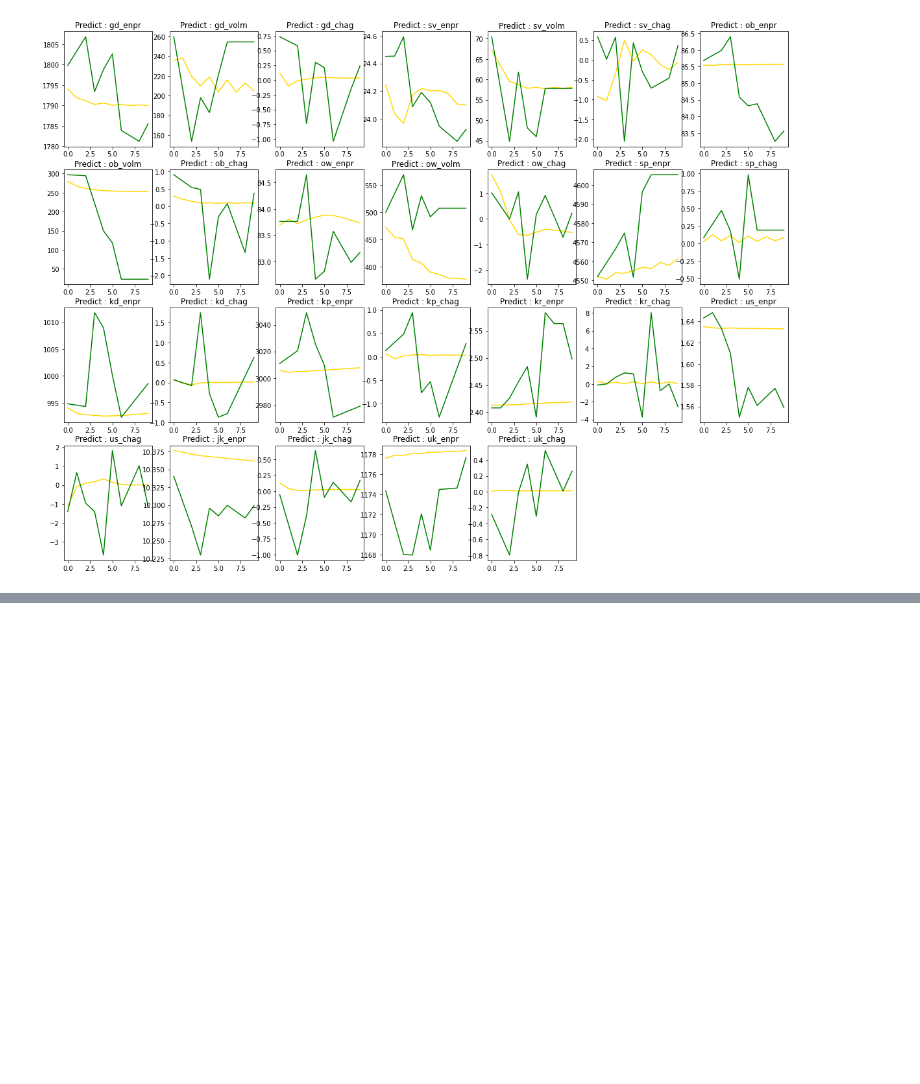
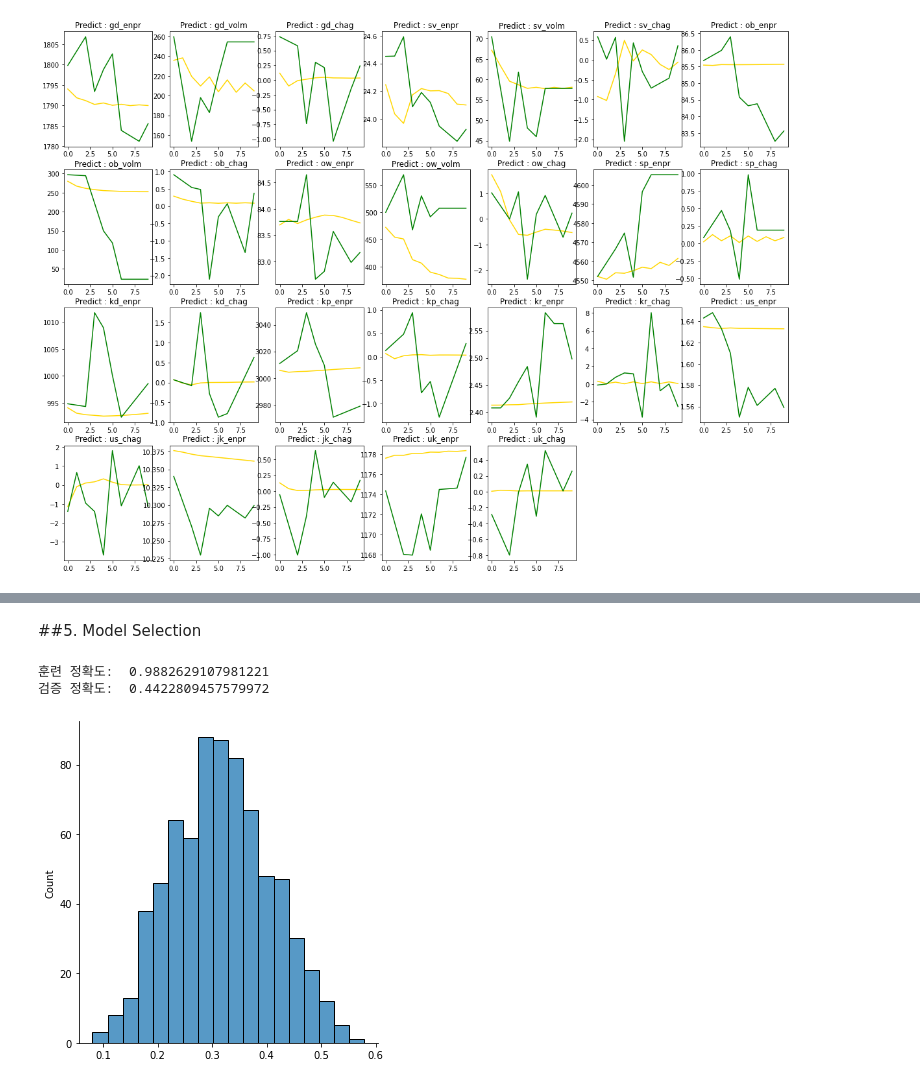
Before and after one commit to sumu97/Data-Science-Cheat-Code, a Jupyter notebook: Kospi_Market_Analysis_sumu97.ipynb, the cells around one changed output, grey strips where cells are left out. Cells and saved outputs as stored; diff of their text form; code cells hidden in the pictures; blank space fills up the shorter version.

```diff
--- a/Kospi_Market_Analysis_sumu97.ipynb
+++ b/Kospi_Market_Analysis_sumu97.ipynb
@@ -529,0 +503,10 @@ df = df.drop(['kp_enpr', 'kp_chag'], axis=1)
+# %%
+target = 'point'
+
+train =  cut_data(df, 0, '2018-10-30')
+test =  cut_data(df, '2018-10-31')
+
+val = cut_data(train, '2016-10-30')
+train = cut_data(train, 0, '2016-10-29')
+
+train.shape, val.shape, test.shape
@@ -529,0 +515,10 @@ df = df.drop(['kp_enpr', 'kp_chag'], axis=1)
+# %%
+# Train 에서 Target drop
+features = train.drop(columns=[target]).columns
+# %%
+# X, y 로 분리
+X_train = train[features]
+y_train = train[target]
+X_val = val[features]
+y_val = val[target]
+X_test = test[features]
@@ -529,0 +535,2 @@ df = df.drop(['kp_enpr', 'kp_chag'], axis=1)
+# %% [markdown]
+##5. Model Selection
@@ -529,0 +555,19 @@ df = df.drop(['kp_enpr', 'kp_chag'], axis=1)
+# %%
+# 모델 (RandomForestClassifier) 학습
+pipe = make_pipeline(
+    OrdinalEncoder(),
+    SimpleImputer(),
+    RandomForestClassifier(n_jobs=-1, max_depth=25, min_samples_leaf=3, random_state=2, oob_score=True)
+)
+
+pipe.fit(X_train, y_train)
+print('훈련 정확도: ', pipe.score(X_train, y_train))
+print('검증 정확도: ', pipe.score(X_val, y_val))
+pred = pipe.predict(X_val)
+# %% [output]
+훈련 정확도:  0.9882629107981221
+검증 정확도:  0.4422809457579972
+# %%
+sns.displot(pipe.predict_proba(X_val)[:, 1]);
+# %% [output]
+[figure, added]
```
Also changed, not shown: parts of 69 cells of this notebook.
